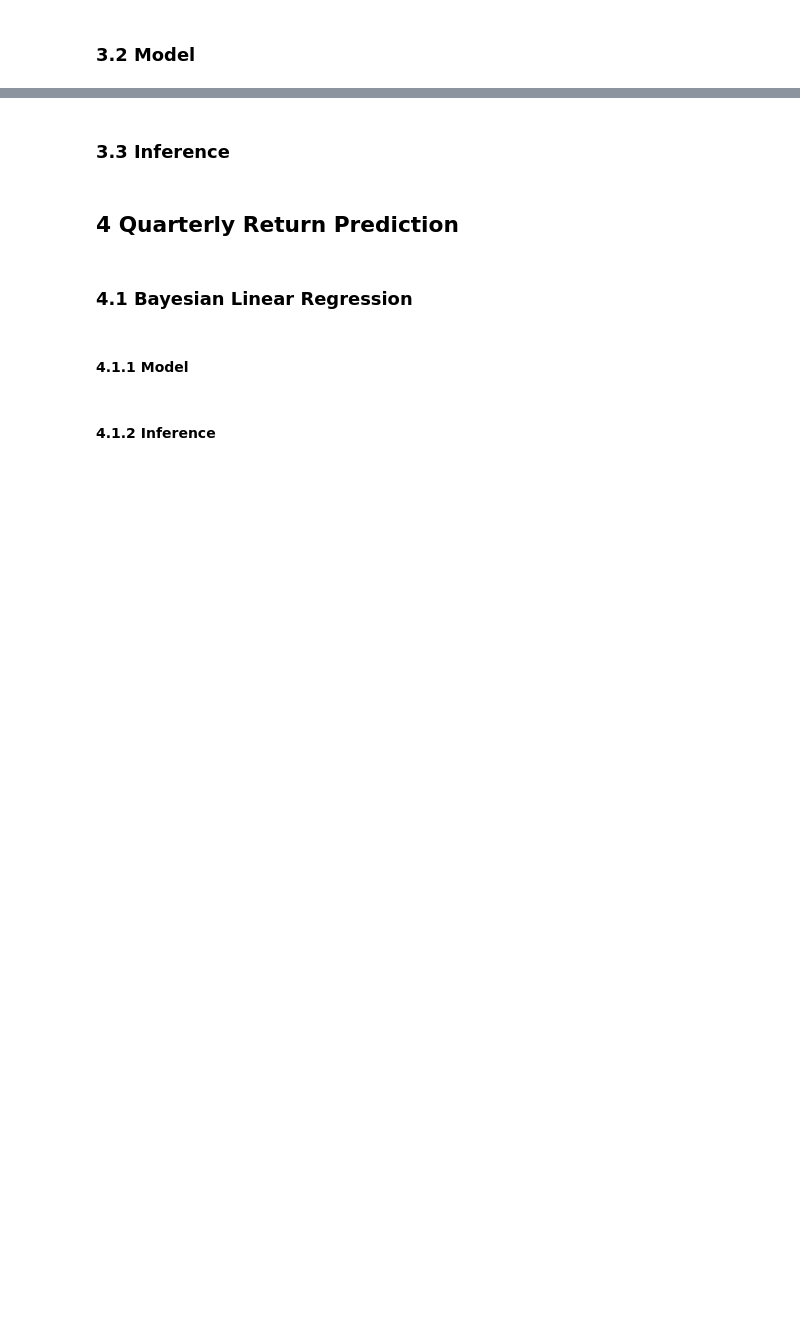
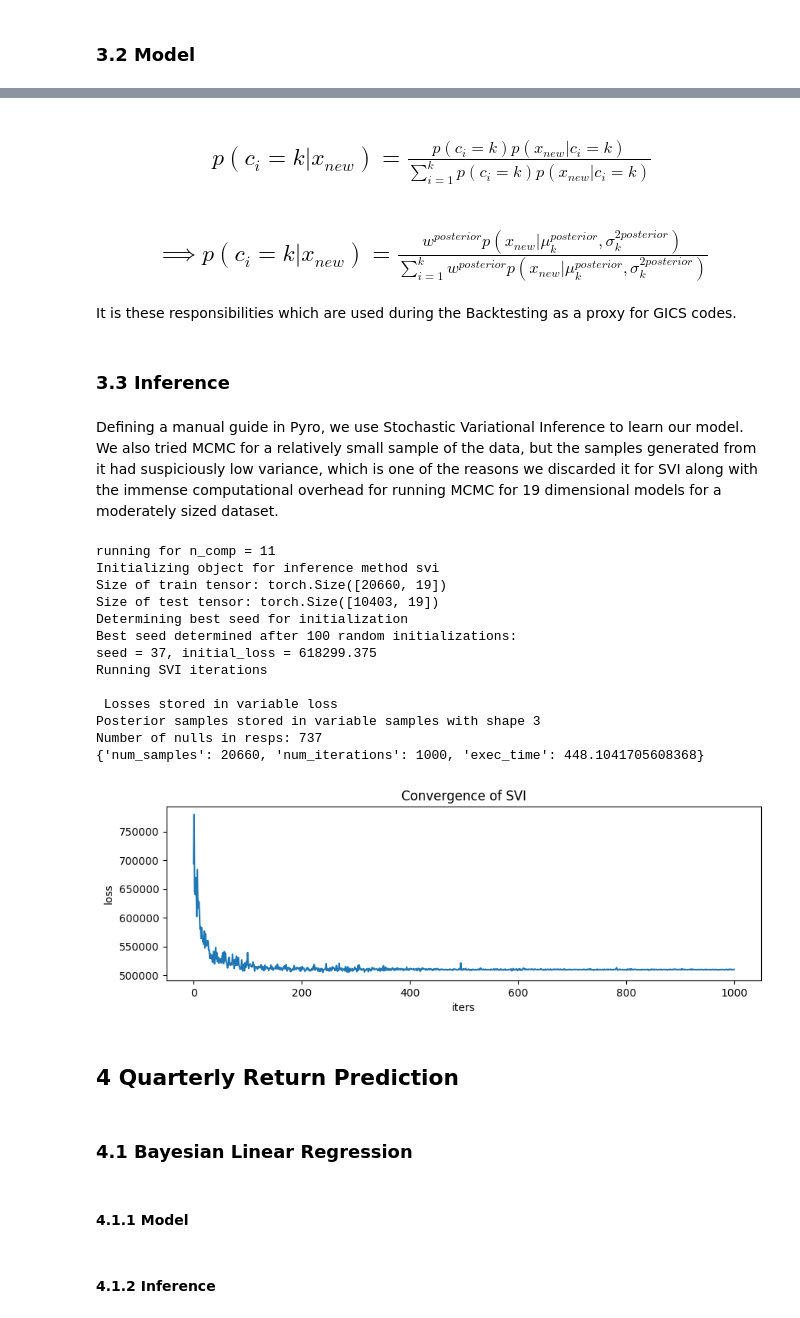
Before and after one commit to lye0618/ML-with-Prob-Prog-Final-Project, a Jupyter notebook: Proposing an effective Backtesting strategy using Bayesian Modeling .ipynb, the cells around one changed output, grey strips where cells are left out. Saved outputs shown, nothing was run; the diff lists cells and outputs as text; code cells hidden in the pictures; blank space fills up the shorter version.

```diff
--- a/Proposing an effective Backtesting strategy using Bayesian Modeling .ipynb
+++ b/Proposing an effective Backtesting strategy using Bayesian Modeling .ipynb
@@ -73,5 +77,31 @@ plt.show()
+# %% [markdown]
+<h2><center>$p(c_{i}=k|x_{new}) = \frac{p(c_{i}=k) p(x_{new}|c_{i}=k)}{\sum_{i=1}^{k}p(c_{i}=k) p(x_{new}|c_{i}=k)}$</center></h2>
+# %% [markdown]
+<h2><center>$\implies  p(c_{i}=k|x_{new}) = \frac{w^{posterior} p(x_{new}|\mu_{k}^{posterior}, \sigma^{2posterior}_{k})}{\sum_{i=1}^{k}w^{posterior} p(x_{new}|\mu_{k}^{posterior}, \sigma^{2posterior}_{k})}$</center></h2>
+# %% [markdown]
+It is these responsibilities which are used during the Backtesting as a proxy for GICS codes.
 # %% [markdown]
 ### 3.3 Inference
+# %% [markdown]
+Defining a manual guide in Pyro, we use Stochastic Variational Inference to learn our model. We also tried MCMC for a relatively small sample of the data, but the samples generated from it had suspiciously low variance, which is one of the reasons we discarded it for SVI along with the immense computational overhead for running MCMC for 19 dimensional models for a moderately sized dataset.
+# %%
+from run_gmm import run_gmm
+resp, null_indexes = run_gmm(n_comp=11, n_itr=1000)
+# %% [output]
+running for n_comp = 11
+Initializing object for inference method svi
+Size of train tensor: torch.Size([20660, 19])
+Size of test tensor: torch.Size([10403, 19])
+Determining best seed for initialization
+Best seed determined after 100 random initializations:
+seed = 37, initial_loss = 618299.375
+Running SVI iterations
+
+ Losses stored in variable loss
+Posterior samples stored in variable samples with shape 3
+Number of nulls in resps: 737
+{'num_samples': 20660, 'num_iterations': 1000, 'exec_time': 448.1041705608368}
+[figure, added]
 # %% [markdown]
 ## 4 Quarterly Return Prediction
 # %% [markdown]
```
Also changed, not shown: parts of 16 cells of this notebook, 2 other files.
